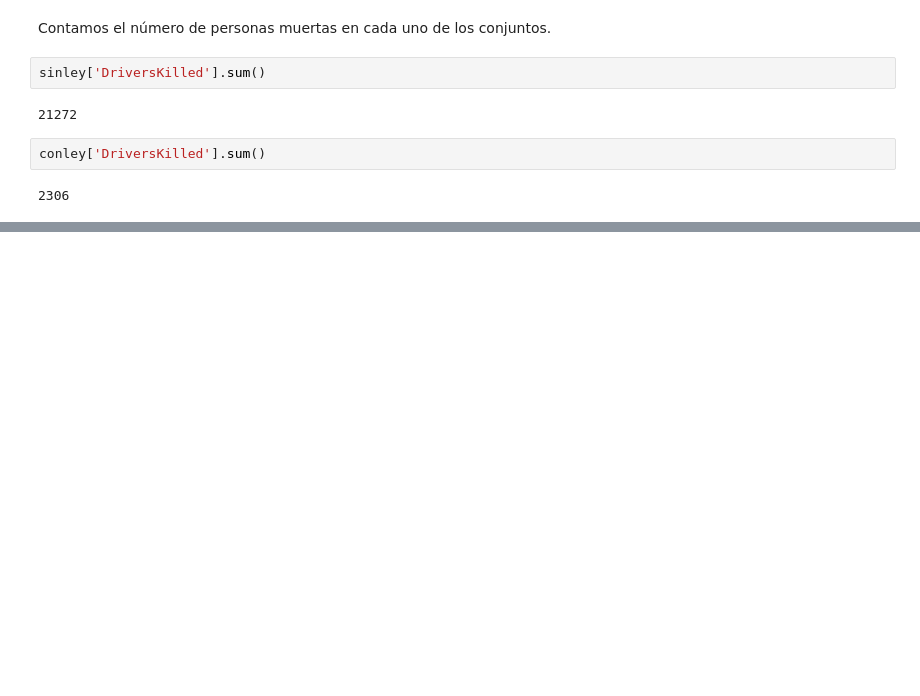
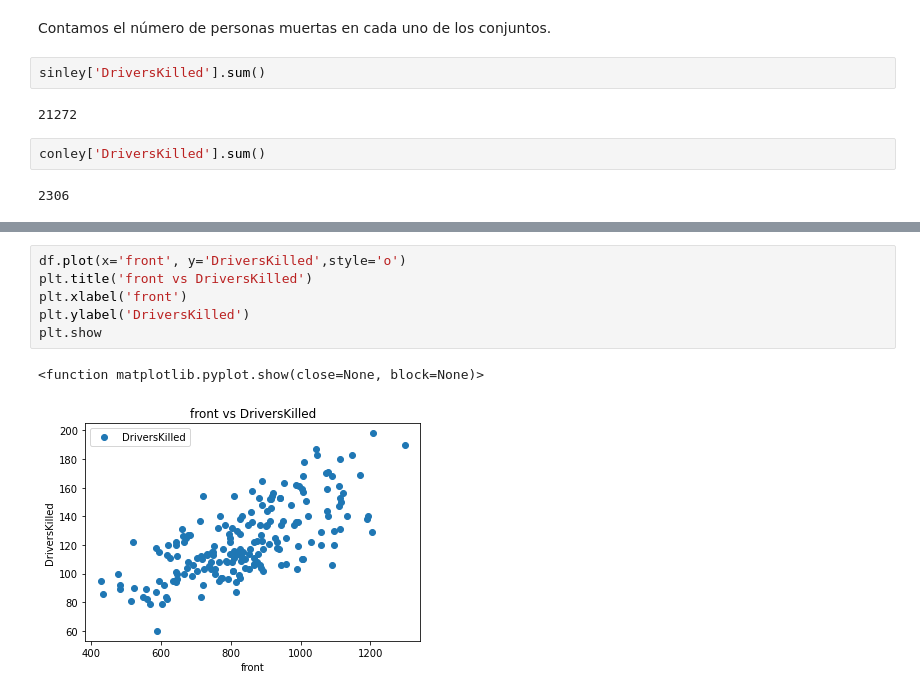
Before and after one commit to taniarubi/reconocimiento-de-patrones-y-aprendizaje-automatizado, a Jupyter notebook: tareas/tarea2/src/ejercicio5.ipynb, the cells around one changed output, grey strips where cells are left out. Cells and saved outputs as stored; diff of their text form; blank space fills up the shorter version.

```diff
--- a/tareas/tarea2/src/ejercicio5.ipynb
+++ b/tareas/tarea2/src/ejercicio5.ipynb
@@ -139,0 +218,9 @@ law_front
+# %%
+df.plot(x='front', y='DriversKilled',style='o')
+plt.title('front vs DriversKilled')
+plt.xlabel('front')
+plt.ylabel('DriversKilled')
+plt.show
+# %% [output]
+<function matplotlib.pyplot.show(close=None, block=None)>
+[figure, added]
```
Also changed, not shown: parts of 31 cells of this notebook, 1 other file.
